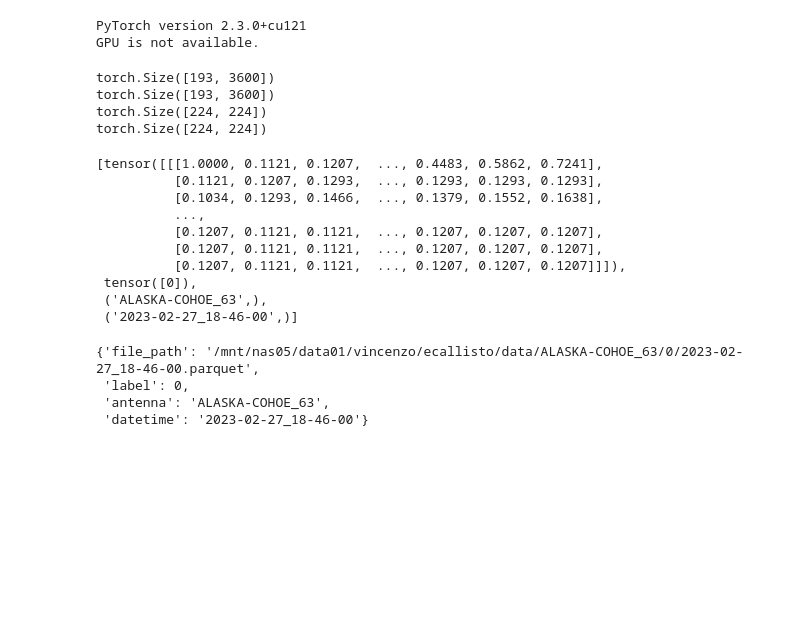
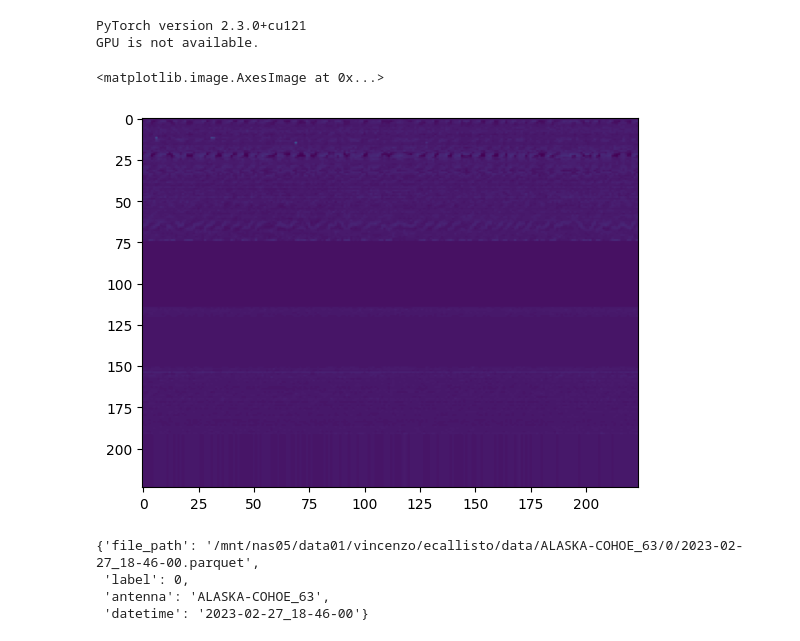
Before and after one commit to i4Ds/FlareSense-v2, a Jupyter notebook: _eda_images.ipynb, the cells around one changed output. Cells and saved outputs as stored; diff of their text form; code cells hidden in the pictures; blank space fills up the shorter version.

```diff
--- a/_eda_images.ipynb
+++ b/_eda_images.ipynb
@@ -46,7 +46,7 @@ data_augm_transform = CustomSpecAugment(
 ds_test = EcallistoDatasetBinary(
     ds['test'],
     resize_func=resize_func,
-    data_augm_transform=data_augm_transform,
+    data_augm_transform=None, #data_augm_transform,
     normalization_transform=preprocess_spectrogram,
 )
 
@@ -63,24 +63,11 @@ with torch.no_grad():
     for example in test_dataloader:
         example = example
         break
-# %% [output]
-torch.Size([193, 3600])
-torch.Size([193, 3600])
-torch.Size([224, 224])
-torch.Size([224, 224])
-# %%
-example
-# %% [output]
-[tensor([[[1.0000, 0.1121, 0.1207,  ..., 0.4483, 0.5862, 0.7241],
-          [0.1121, 0.1207, 0.1293,  ..., 0.1293, 0.1293, 0.1293],
-          [0.1034, 0.1293, 0.1466,  ..., 0.1379, 0.1552, 0.1638],
-          ...,
-          [0.1207, 0.1121, 0.1121,  ..., 0.1207, 0.1207, 0.1207],
-          [0.1207, 0.1121, 0.1121,  ..., 0.1207, 0.1207, 0.1207],
-          [0.1207, 0.1121, 0.1121,  ..., 0.1207, 0.1207, 0.1207]]]),
- tensor([0]),
- ('ALASKA-COHOE_63',),
- ('2023-02-27_18-46-00',)]
+# %%
+plt.imshow(example[0].squeeze(), aspect='auto')
+# %% [output]
+<matplotlib.image.AxesImage at 0x...>
+[figure, added]
 # %%
 ds['test'][0]
 # %% [output]
```
Also changed, not shown: parts of 2 cells of this notebook, 1 other file.
